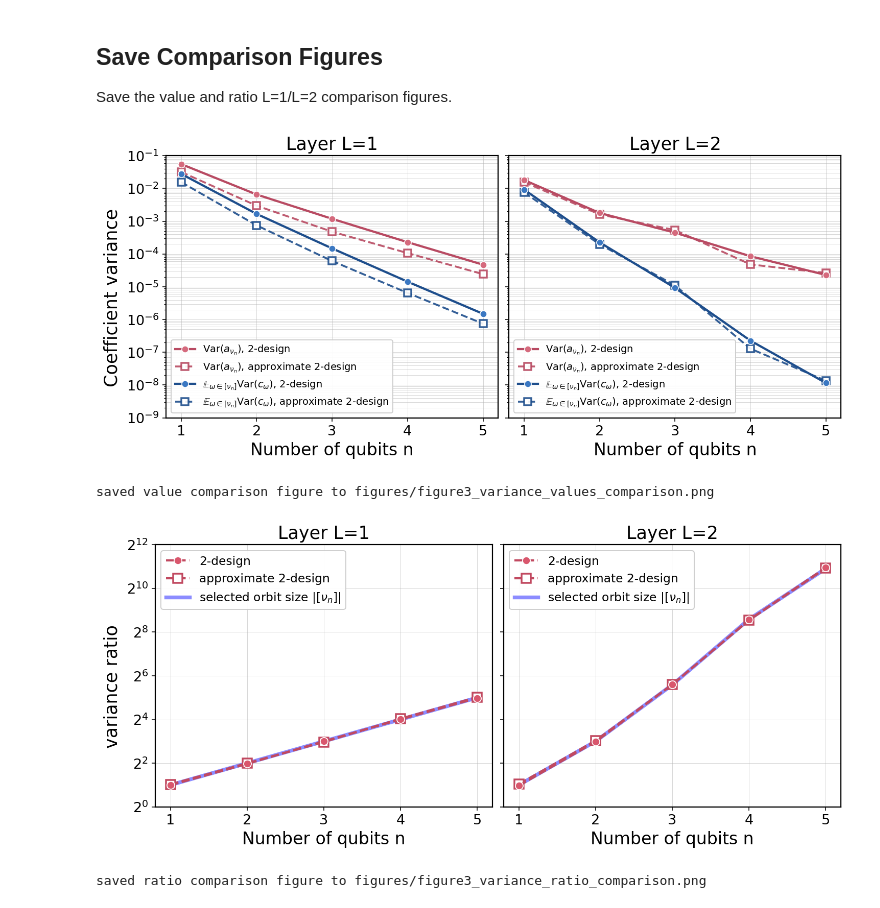
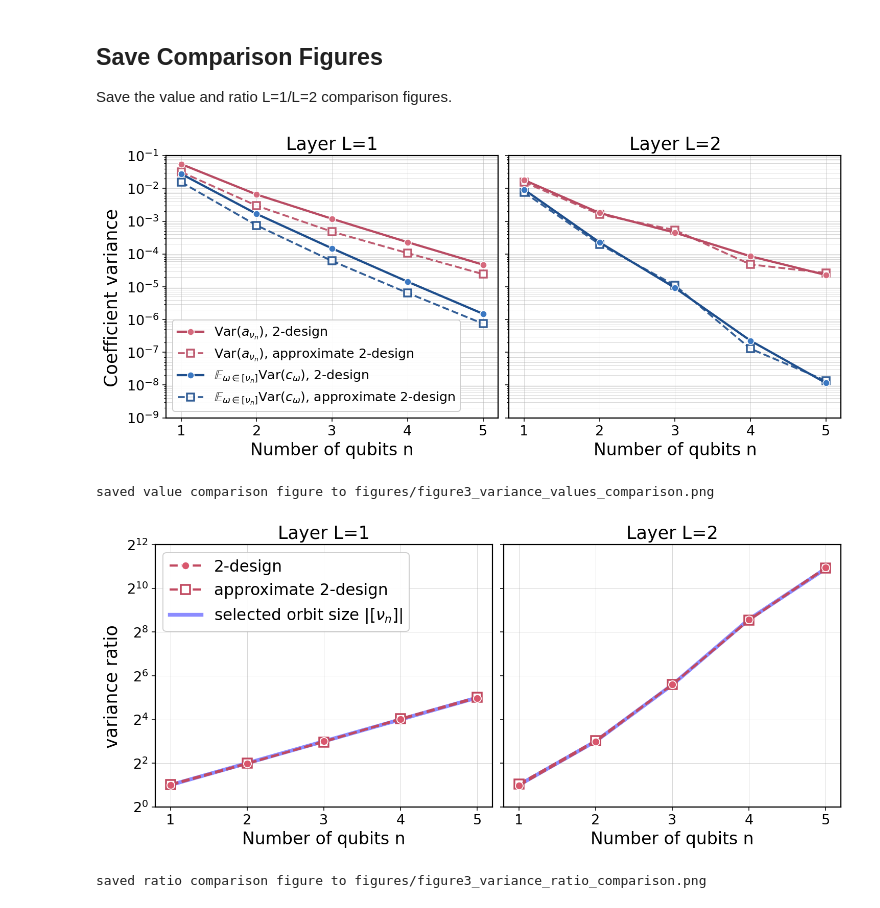
Before and after one commit to Letao-WANG/Fourier-symmetrization, a Jupyter notebook: Figure3.ipynb, the cells around one changed output. Saved outputs shown, nothing was run; the diff lists cells and outputs as text; code cells hidden in the pictures.

Commit message:
update Figure 3

```diff
--- a/Figure3.ipynb
+++ b/Figure3.ipynb
@@ -763,8 +763,8 @@ saved data to training_data/figure3_variance_L1.npz
 
 Save the value and ratio L=1/L=2 comparison figures.
 # %%
-VALUE_LEGEND_FONTSIZE = 10
-RATIO_LEGEND_FONTSIZE = 12
+VALUE_LEGEND_FONTSIZE = 13
+RATIO_LEGEND_FONTSIZE = 16
 
 
 def result_arrays(results):
@@ -795,7 +795,7 @@ def set_log_ylim(ax, values, base=10):
     return True
 
 
-def plot_variance_values(ax, results_blocks_n, results_blocks_1, title):
+def plot_variance_values(ax, results_blocks_n, results_blocks_1, title, show_legend=True):
     blocks_n = result_arrays(results_blocks_n)
     block1 = result_arrays(results_blocks_1)
     line_var_a_n, = ax.plot(
@@ -860,11 +860,12 @@ def plot_variance_values(ax, results_blocks_n, results_blocks_1, title):
     ax.set_xticks(blocks_n["n"].astype(int))
     ax.grid(True, which="both", linewidth=0.45, alpha=0.55)
     handles = [line_var_a_n, line_var_a_1, line_mean_c_n, line_mean_c_1]
-    ax.legend(handles=handles, loc="lower left", frameon=True, framealpha=0.95, fontsize=VALUE_LEGEND_FONTSIZE)
+    if show_legend:
+        ax.legend(handles=handles, loc="lower left", frameon=True, framealpha=0.95, fontsize=VALUE_LEGEND_FONTSIZE)
     return handles
 
 
-def plot_variance_ratio(ax, results_blocks_n, results_blocks_1, title):
+def plot_variance_ratio(ax, results_blocks_n, results_blocks_1, title, show_legend=True):
     blocks_n = result_arrays(results_blocks_n)
     block1 = result_arrays(results_blocks_1)
     line_design, = ax.plot(
@@ -909,37 +910,38 @@ def plot_variance_ratio(ax, results_blocks_n, results_blocks_1, title):
     ax.set_xlabel("Number of qubits n")
     ax.set_ylabel("variance ratio")
     ax.set_xticks(blocks_n["n"].astype(int))
     ax.grid(True, which="major", linewidth=0.45, alpha=0.55)
     handles = [line_design, line_approximate, line_orbit_size]
-    ax.legend(handles=handles, loc="upper left", frameon=True, framealpha=0.95, fontsize=RATIO_LEGEND_FONTSIZE)
+    if show_legend:
+        ax.legend(handles=handles, loc="upper left", frameon=True, framealpha=0.95, fontsize=RATIO_LEGEND_FONTSIZE)
     return handles
 
 
 value_fig, value_axes = plt.subplots(1, 2, figsize=(10.4, 4.6), sharey=True, constrained_layout=True)
 plot_variance_values(value_axes[0], results_L1_blocks_n, results_L1_blocks_1, "Layer L=1")
-plot_variance_values(value_axes[1], results_L2_blocks_n, results_L2_blocks_1, "Layer L=2")
+plot_variance_values(value_axes[1], results_L2_blocks_n, results_L2_blocks_1, "Layer L=2", show_legend=False)
 value_axes[0].set_ylabel("")
 value_axes[1].set_ylabel("")
 value_fig.supylabel("Coefficient variance")
 
 VALUES_COMPARISON_FIGURE_PATH.parent.mkdir(parents=True, exist_ok=True)
 value_fig.savefig(VALUES_COMPARISON_FIGURE_PATH, dpi=FIGURE_DPI, bbox_inches="tight")
 plt.show()
 print(f"saved value comparison figure to {VALUES_COMPARISON_FIGURE_PATH}")
 
 ratio_fig, ratio_axes = plt.subplots(1, 2, figsize=(10.4, 4.6), sharey=True, constrained_layout=True)
 plot_variance_ratio(ratio_axes[0], results_L1_blocks_n, results_L1_blocks_1, "Layer L=1")
-plot_variance_ratio(ratio_axes[1], results_L2_blocks_n, results_L2_blocks_1, "Layer L=2")
+plot_variance_ratio(ratio_axes[1], results_L2_blocks_n, results_L2_blocks_1, "Layer L=2", show_legend=False)
 ratio_axes[0].set_ylabel("")
 ratio_axes[1].set_ylabel("")
 ratio_fig.supylabel("variance ratio")
 
 RATIO_COMPARISON_FIGURE_PATH.parent.mkdir(parents=True, exist_ok=True)
 ratio_fig.savefig(RATIO_COMPARISON_FIGURE_PATH, dpi=FIGURE_DPI, bbox_inches="tight")
 plt.show()
 print(f"saved ratio comparison figure to {RATIO_COMPARISON_FIGURE_PATH}")
 # %% [output]
-[figure, old version]
+[figure, new version]
 saved value comparison figure to figures/figure3_variance_values_comparison.png
-[figure, old version]
+[figure, new version]
 saved ratio comparison figure to figures/figure3_variance_ratio_comparison.png
```
Also changed, not shown: 4 other files.
